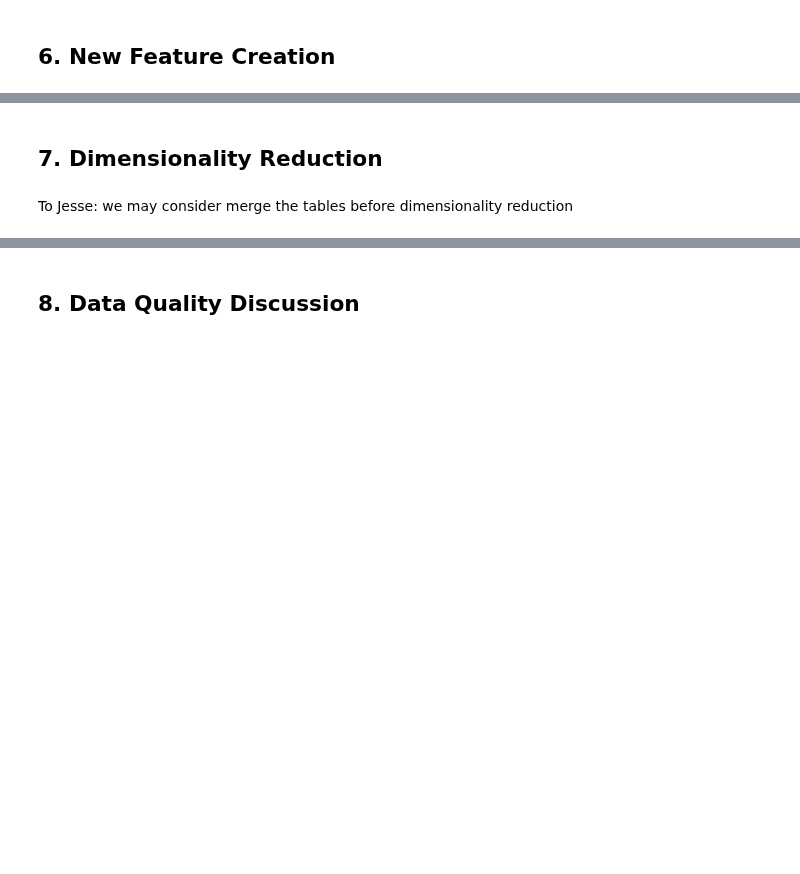
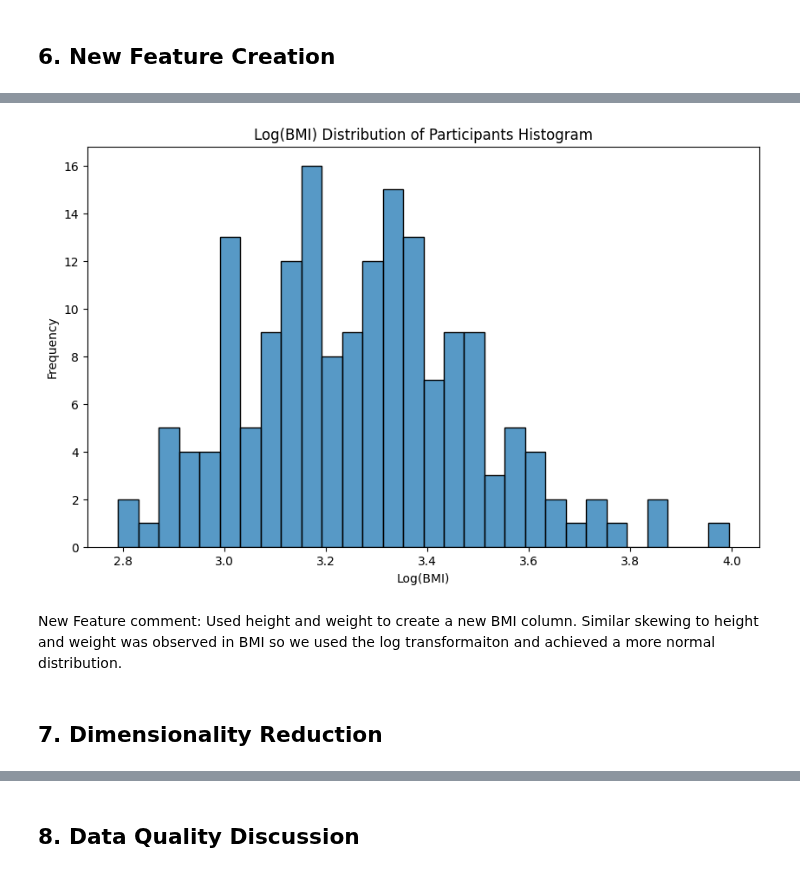
Before and after one commit to AIPI510/aipi510-fall24, a Jupyter notebook: ta4_data_ninjas.ipynb, the cells around one changed output, grey strips where cells are left out. Drawn from its saved outputs; the diff is of its cells as text; code cells hidden in the pictures; blank space fills up the shorter version.

```diff
--- a/ta4_data_ninjas.ipynb
+++ b/ta4_data_ninjas.ipynb
@@ -535,4 +557,16 @@ To Jesse: maybe we can use BMI to incorperate both weight and height
+# %%
+df_p['log_BMI'] = np.log(df_p['BMI'])
+
+# BMI transformation plot
+plt.figure(figsize=(10, 6))
+sns.histplot(data=df_p, x='log_BMI', bins=30)
+plt.title('Log(BMI) Distribution of Participants Histogram')
+plt.xlabel('Log(BMI)')
+plt.ylabel('Frequency')
+plt.show()
+# %% [output]
+[figure, added]
+# %% [markdown]
+New Feature comment: Used height and weight to create a new BMI column. Similar skewing to height and weight was observed in BMI so we used the log transformaiton and achieved a more normal distribution.
 # %% [markdown]
 ## 7. Dimensionality Reduction
-# %% [markdown]
-To Jesse: we may consider merge the tables before dimensionality reduction
```
Also changed, not shown: parts of 16 cells of this notebook.
